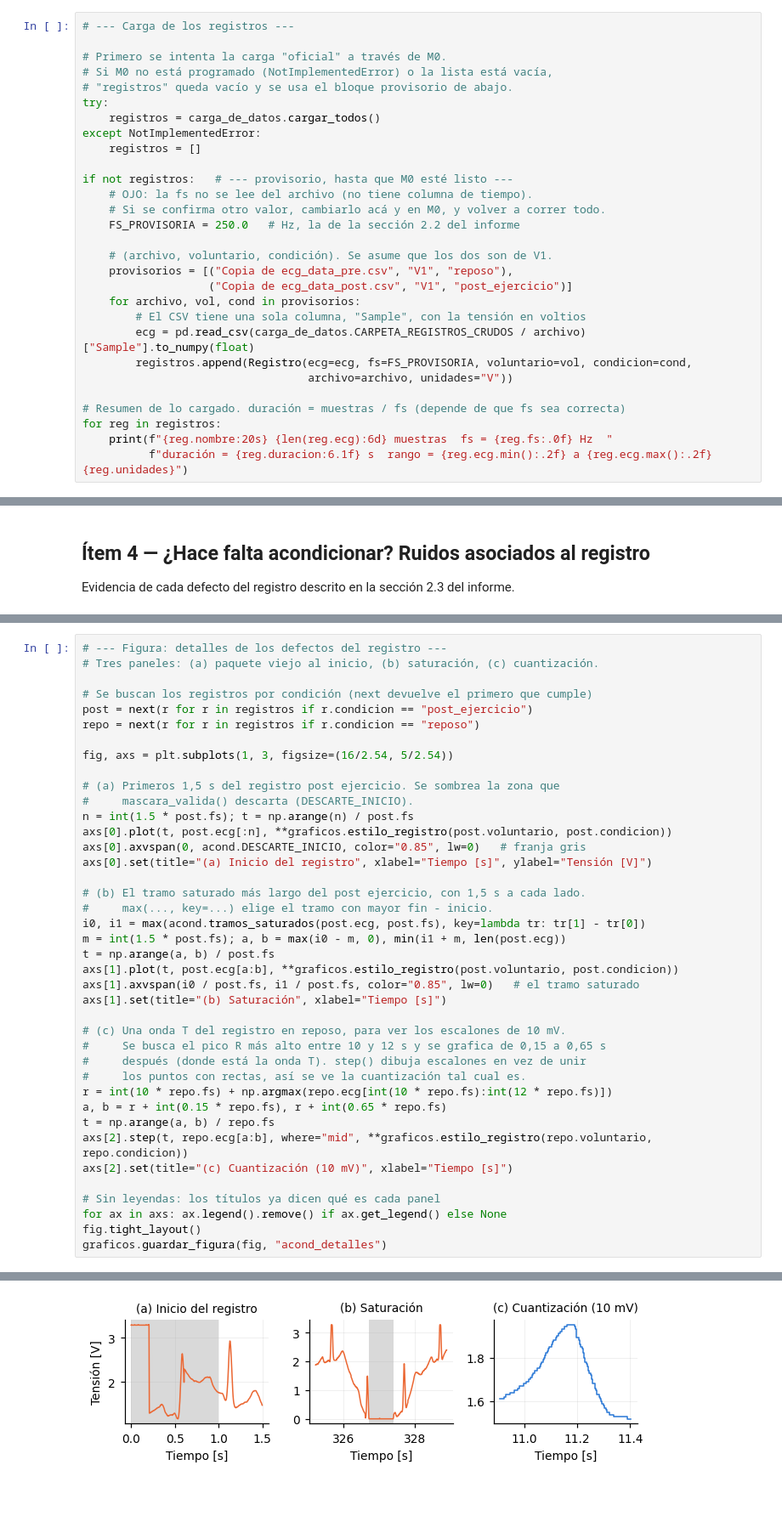
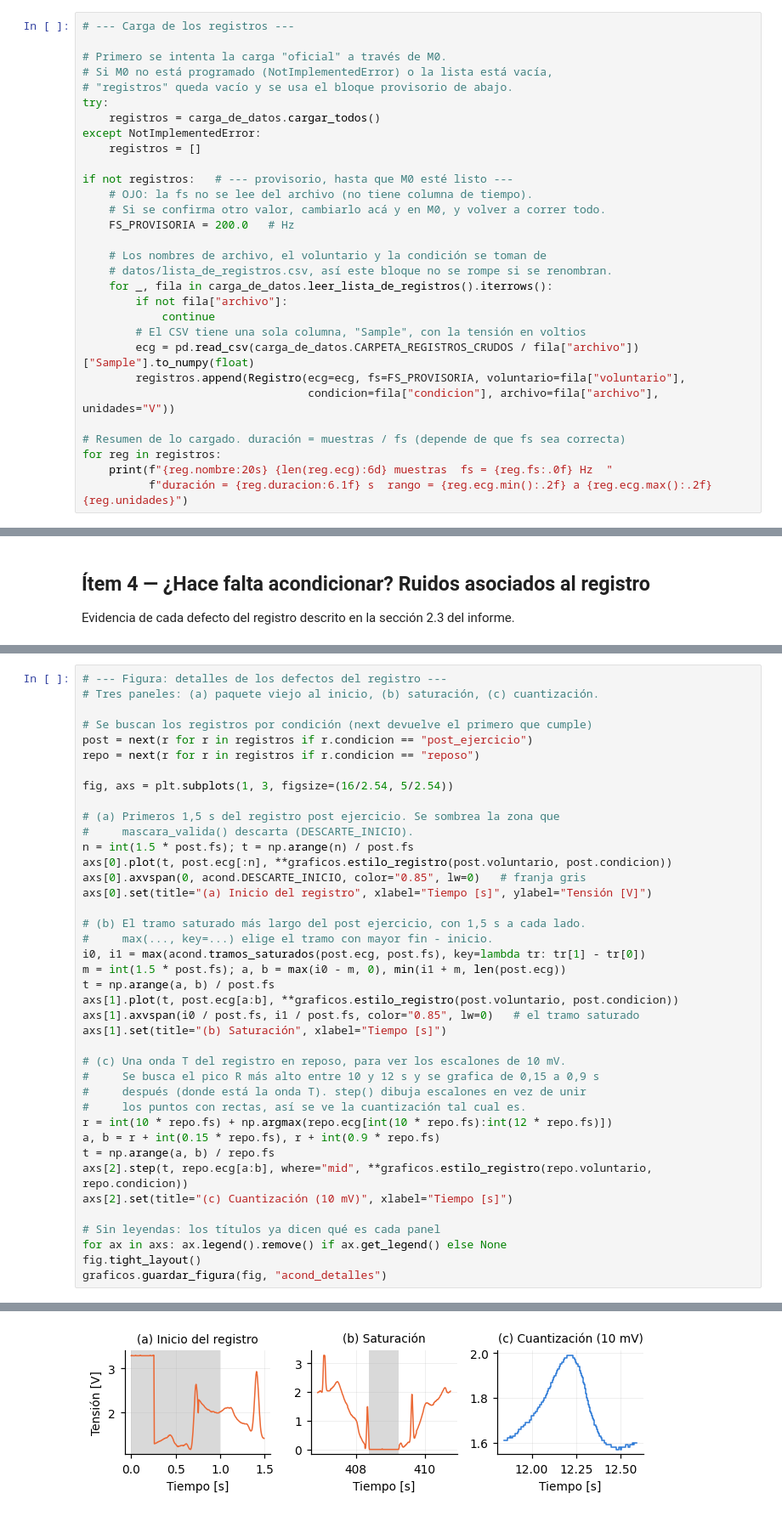
Before and after one commit to PurrthagorasCat/Informe-Laboratorio-ECG---PSIB---Grupo-2-, a Jupyter notebook: modulos/m1_acondicionamiento/acondicionamiento.ipynb, the cells around one changed output, grey strips where cells are left out. Shown at 85% size. Cells and saved outputs as stored; diff of their text form.

```diff
--- a/modulos/m1_acondicionamiento/acondicionamiento.ipynb
+++ b/modulos/m1_acondicionamiento/acondicionamiento.ipynb
@@ -62,16 +59,17 @@ except NotImplementedError:
 if not registros:   # --- provisorio, hasta que M0 esté listo ---
     # OJO: la fs no se lee del archivo (no tiene columna de tiempo).
     # Si se confirma otro valor, cambiarlo acá y en M0, y volver a correr todo.
-    FS_PROVISORIA = 250.0   # Hz, la de la sección 2.2 del informe
+    FS_PROVISORIA = 200.0   # Hz
 
-    # (archivo, voluntario, condición). Se asume que los dos son de V1.
-    provisorios = [("Copia de ecg_data_pre.csv", "V1", "reposo"),
-                   ("Copia de ecg_data_post.csv", "V1", "post_ejercicio")]
-    for archivo, vol, cond in provisorios:
+    # Los nombres de archivo, el voluntario y la condición se toman de
+    # datos/lista_de_registros.csv, así este bloque no se rompe si se renombran.
+    for _, fila in carga_de_datos.leer_lista_de_registros().iterrows():
+        if not fila["archivo"]:
+            continue
         # El CSV tiene una sola columna, "Sample", con la tensión en voltios
-        ecg = pd.read_csv(carga_de_datos.CARPETA_REGISTROS_CRUDOS / archivo)["Sample"].to_numpy(float)
-        registros.append(Registro(ecg=ecg, fs=FS_PROVISORIA, voluntario=vol, condicion=cond,
-                                  archivo=archivo, unidades="V"))
+        ecg = pd.read_csv(carga_de_datos.CARPETA_REGISTROS_CRUDOS / fila["archivo"])["Sample"].to_numpy(float)
+        registros.append(Registro(ecg=ecg, fs=FS_PROVISORIA, voluntario=fila["voluntario"],
+                                  condicion=fila["condicion"], archivo=fila["archivo"], unidades="V"))
 
 # Resumen de lo cargado. duración = muestras / fs (depende de que fs sea correcta)
 for reg in registros:
@@ -124,36 +122,36 @@ fig, axs = plt.subplots(1, 3, figsize=(16/2.54, 5/2.54))
 # (a) Primeros 1,5 s del registro post ejercicio. Se sombrea la zona que
 #     mascara_valida() descarta (DESCARTE_INICIO).
 n = int(1.5 * post.fs); t = np.arange(n) / post.fs
 axs[0].plot(t, post.ecg[:n], **graficos.estilo_registro(post.voluntario, post.condicion))
 axs[0].axvspan(0, acond.DESCARTE_INICIO, color="0.85", lw=0)   # franja gris
 axs[0].set(title="(a) Inicio del registro", xlabel="Tiempo [s]", ylabel="Tensión [V]")
 
 # (b) El tramo saturado más largo del post ejercicio, con 1,5 s a cada lado.
 #     max(..., key=...) elige el tramo con mayor fin - inicio.
 i0, i1 = max(acond.tramos_saturados(post.ecg, post.fs), key=lambda tr: tr[1] - tr[0])
 m = int(1.5 * post.fs); a, b = max(i0 - m, 0), min(i1 + m, len(post.ecg))
 t = np.arange(a, b) / post.fs
 axs[1].plot(t, post.ecg[a:b], **graficos.estilo_registro(post.voluntario, post.condicion))
 axs[1].axvspan(i0 / post.fs, i1 / post.fs, color="0.85", lw=0)   # el tramo saturado
 axs[1].set(title="(b) Saturación", xlabel="Tiempo [s]")
 
 # (c) Una onda T del registro en reposo, para ver los escalones de 10 mV.
-#     Se busca el pico R más alto entre 10 y 12 s y se grafica de 0,15 a 0,65 s
+#     Se busca el pico R más alto entre 10 y 12 s y se grafica de 0,15 a 0,9 s
 #     después (donde está la onda T). step() dibuja escalones en vez de unir
 #     los puntos con rectas, así se ve la cuantización tal cual es.
 r = int(10 * repo.fs) + np.argmax(repo.ecg[int(10 * repo.fs):int(12 * repo.fs)])
-a, b = r + int(0.15 * repo.fs), r + int(0.65 * repo.fs)
+a, b = r + int(0.15 * repo.fs), r + int(0.9 * repo.fs)
 t = np.arange(a, b) / repo.fs
 axs[2].step(t, repo.ecg[a:b], where="mid", **graficos.estilo_registro(repo.voluntario, repo.condicion))
 axs[2].set(title="(c) Cuantización (10 mV)", xlabel="Tiempo [s]")
 
 # Sin leyendas: los títulos ya dicen qué es cada panel
 for ax in axs: ax.legend().remove() if ax.get_legend() else None
 fig.tight_layout()
 graficos.guardar_figura(fig, "acond_detalles")
 # %% [output]
 WindowsPath('C:/Users/Facu/Desktop/1er Cuatri 4to (Bioingenieria)/Procesamiento de Señales e Imagenes Biomedicas/Trabajos Practicos/Informe-Laboratorio-ECG---PSIB---Grupo-2-/informe/figuras/acond_deta ...
-[figure, old version]
+[figure, new version]
 # %%
 # --- Figura: espectro de los registros crudos ---
 # Izquierda: espectro completo, para buscar el pico de 50 Hz (red eléctrica).
```
Also changed, not shown: parts of 10 cells of this notebook, 10 other files.
